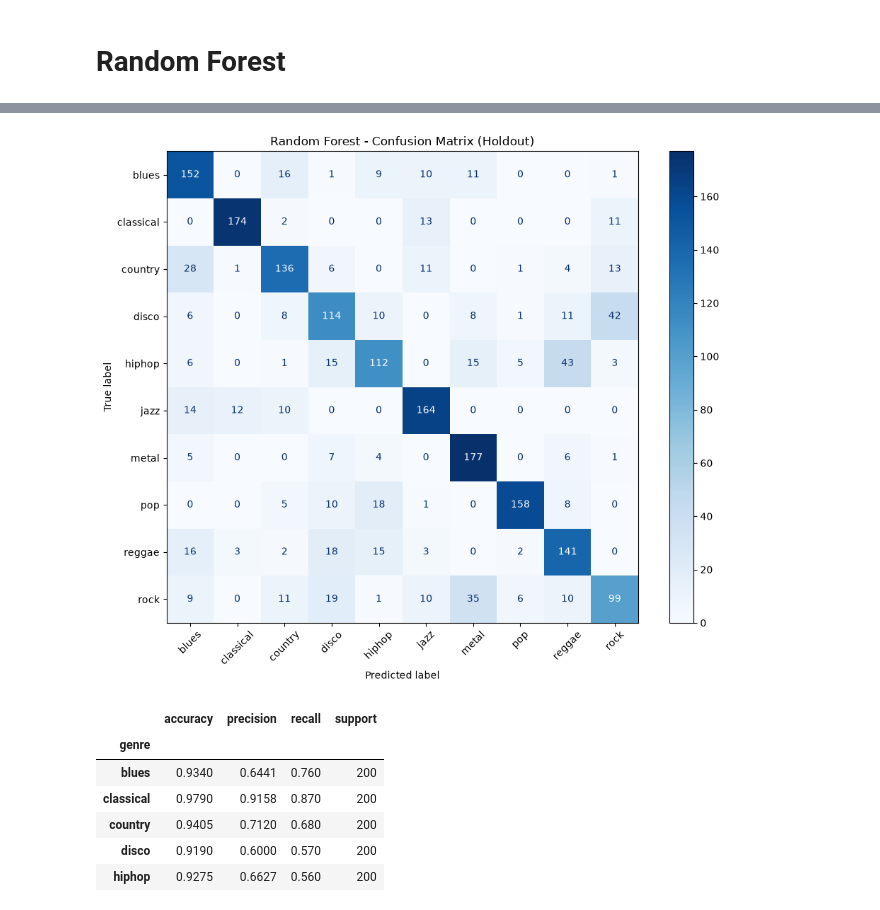
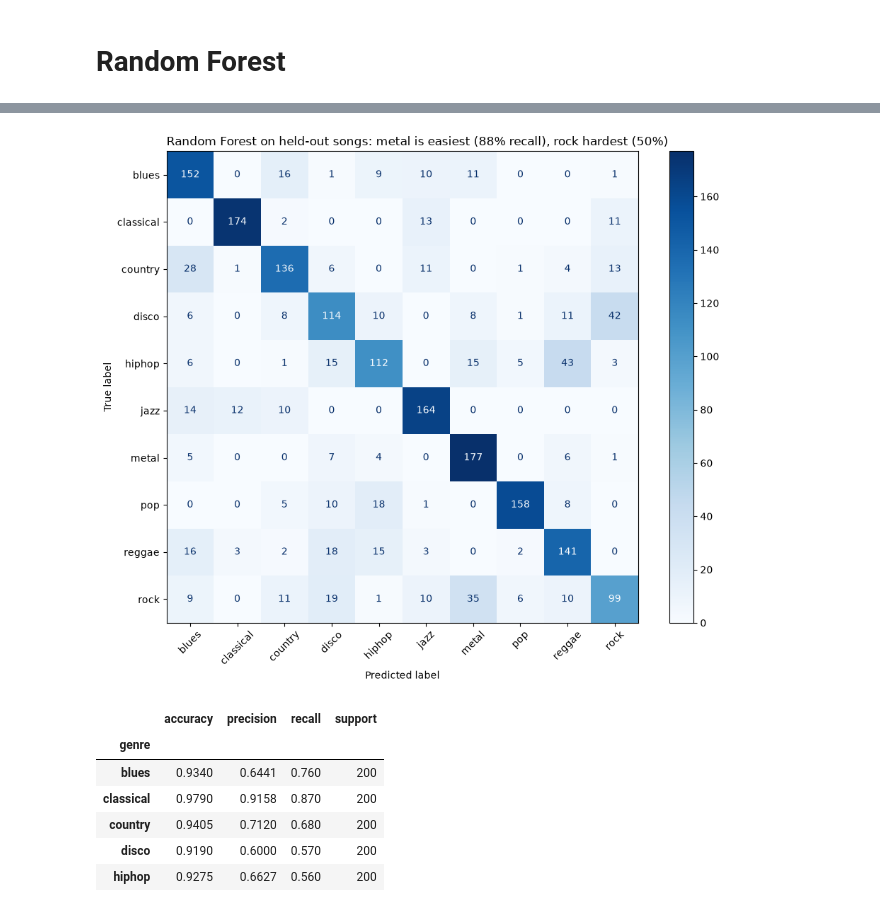
Before and after one commit to J2ANS0l0/Jazz-Inador, a Jupyter notebook: random_forest/random_forest_genres.ipynb, the cells around one changed output, grey strips where cells are left out. Saved outputs shown, nothing was run; the diff lists cells and outputs as text; code cells hidden in the pictures.

```diff
--- a/random_forest/random_forest_genres.ipynb
+++ b/random_forest/random_forest_genres.ipynb
@@ -44,27 +44,33 @@ Holdout accuracy: 0.7135 | Stored: 0.7135
 # %%
 import matplotlib.pyplot as plt
 from sklearn.metrics import confusion_matrix, ConfusionMatrixDisplay
 
 y_pred = rf_model.predict(X_test)
 labels = rf_model.classes_
 
 cm = confusion_matrix(y_test, y_pred, labels=labels)
 
 fig, ax = plt.subplots(figsize=(10, 8))
 ConfusionMatrixDisplay(confusion_matrix=cm, display_labels=labels).plot(
     ax=ax,
     cmap="Blues",
     xticks_rotation=45,
     values_format="d",
     colorbar=True,
 )
-ax.set_title("Random Forest - Confusion Matrix (Holdout)")
+MODEL_NAME = "Random Forest"
+recalls = cm.diagonal() / cm.sum(axis=1)
+ax.set_title(
+    f"{MODEL_NAME} on held-out songs: {labels[recalls.argmax()]} is easiest ({recalls.max():.0%} recall), "
+    f"{labels[recalls.argmin()]} hardest ({recalls.min():.0%})",
+    loc="left",
+)
 ax.set_xlabel("Predicted label")
 ax.set_ylabel("True label")
 plt.tight_layout()
 plt.show()
 # %% [output]
-[figure, old version]
+[figure, new version]
 # %%
 import numpy as np
 import pandas as pd
```
Also changed, not shown: parts of 1 cell of this notebook, 3 other files.
